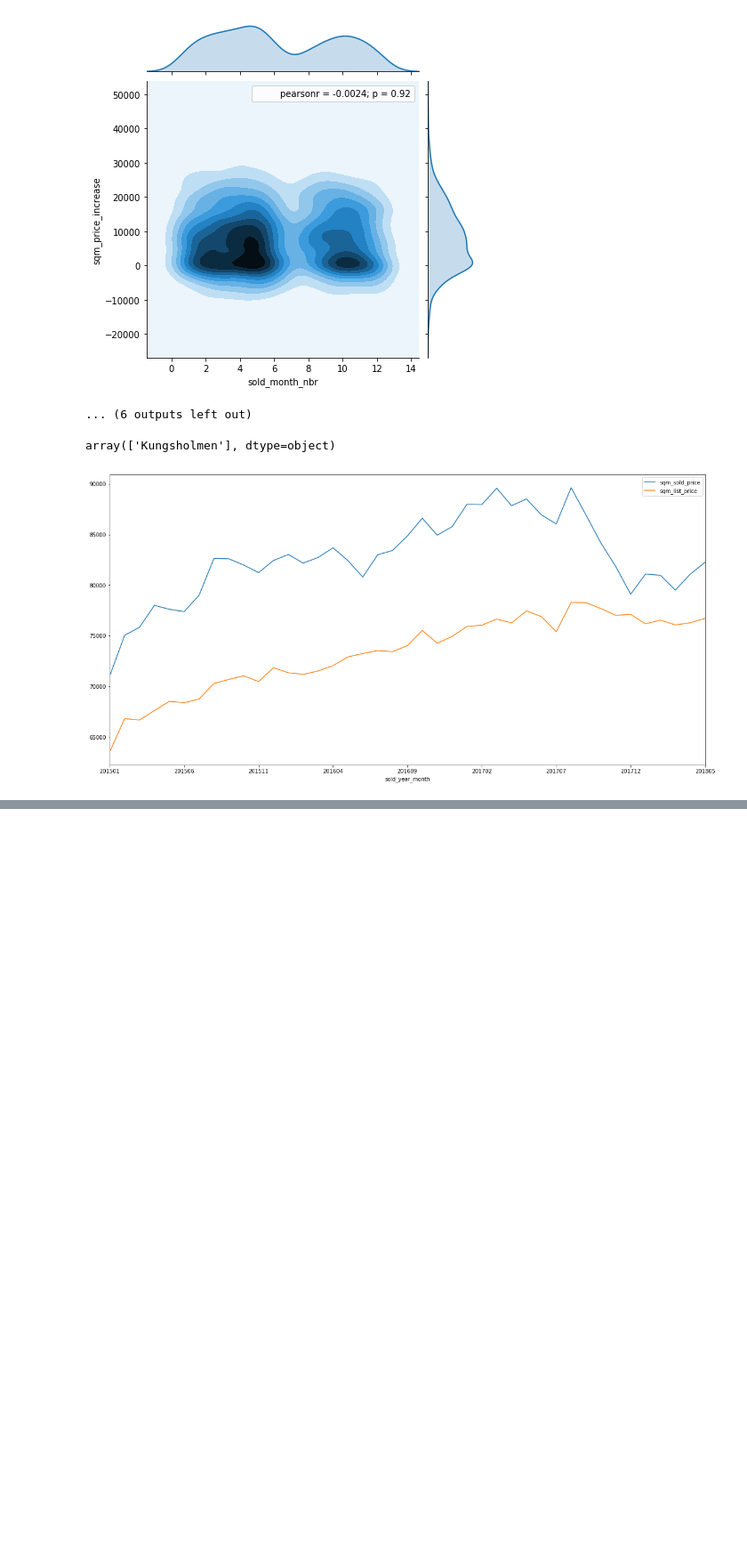
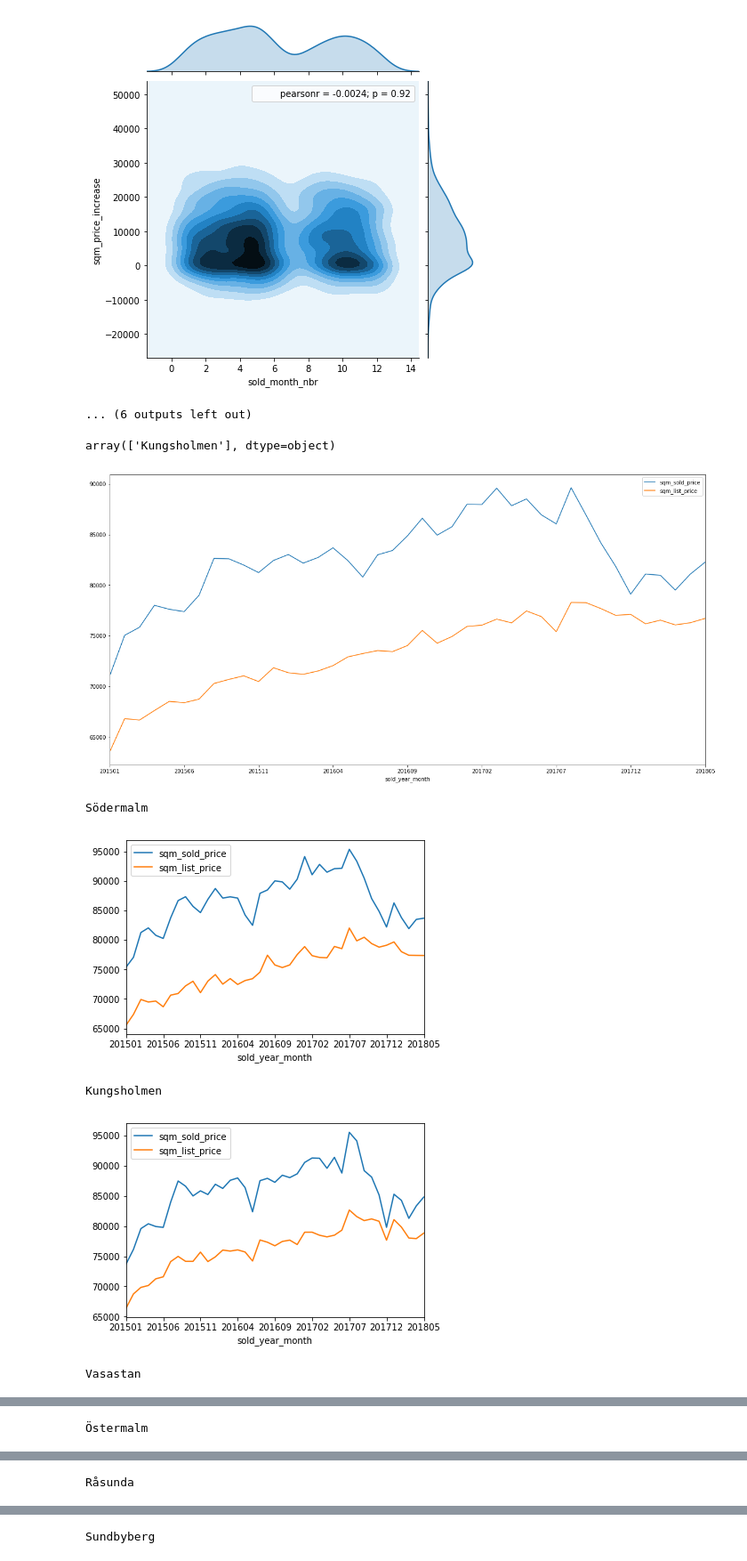
Before and after one commit to filipclaesson/jupyter_apt_analysis, a Jupyter notebook: apt_analysis.ipynb, the cells around one changed output, grey strips where cells are left out. Shown at 89% size. Cells and saved outputs as stored; diff of their text form; code cells hidden in the pictures; blank space fills up the shorter version.

Commit message:
update new graphs

```diff
--- a/apt_analysis.ipynb
+++ b/apt_analysis.ipynb
@@ -46,10 +46,10 @@ clean = pd.concat([clean , sold_datetime,published_datetime], axis=1)
 
 sold_year = pd.DataFrame({'sold_year': clean['sold_datetime'].dt.year})
 sold_month_nbr = pd.DataFrame({'sold_month_nbr': clean['sold_datetime'].dt.month})
-#def get_year_month(row): return (row['sold_datetime'].dt.year*100 + row['sold_datetime'].dt.month)
 sold_year_month = pd.DataFrame({'sold_year_month': clean['sold_datetime'].dt.year*100 + clean['sold_datetime'].dt.month})
 
-#sold_year_month = pd.DataFrame({'sold_year_month': clean.apply(get_year_month, axis=1)})
+def get_year_month_period(row): return (row["sold_datetime"].strftime("%Y-%m-01"))
+sold_year_month_period = pd.DataFrame({'sold_year_month_period': clean.apply(get_year_month, axis=1)})
 
 def get_week(row): return row['sold_datetime'].isocalendar()[1]
 sold_week = pd.DataFrame({'sold_week': clean.apply(get_week, axis=1)})
@@ -62,7 +62,7 @@ published_weekday = pd.DataFrame({'published_weekday': clean['published_datetime
 
 
 
-clean = pd.concat([clean , sold_year,sold_month_nbr,sold_year_month, sold_week,days_on_market,sold_weekday,published_weekday], axis=1)
+clean = pd.concat([clean , sold_year,sold_month_nbr,sold_year_month, sold_week,days_on_market,sold_weekday,published_weekday,sold_year_month_period], axis=1)
 
 ##############################
 ####   remove outliers   #####
@@ -214,33 +207,35 @@ areas[1:2]
 # %% [output]
 array(['Kungsholmen'], dtype=object)
 # %%
-#plt.subplots(figsize=(20,20))
-#plt.subplot(2,2,1)
-#timeseries_plot(clean.groupby(['sold_week','sold_year']).mean()['sqm_sold_price'].unstack(),"All Areas - Weekly price/sqm", "Week", "sqm_sold_price")
-
-
 a = clean.groupby(['sold_year_month'])['sqm_sold_price'].mean().to_frame()
 a.reset_index(inplace=True)
 b = clean.groupby(['sold_year_month'])['sqm_list_price'].mean().to_frame()
 b.reset_index(inplace=True)
 data = a.merge(b, how='left')
 data['sold_year_month'] = data['sold_year_month'].astype(str)
 data = data.set_index('sold_year_month')
 data.plot(figsize=(20,10))
 #timeseries_plot(data,"All Areas - Weekly price/sqm", "sold_year_month", "sqm_sold_price")
 
 plt.show()
 
 for i in range(0,len(areas)):
-    plt.subplot(10,3,i+1)
-    dat_r = clean[clean.area_from_geo = areas[i]]
+    #plt.subplot(10,3,i+1)
+    print(areas[i])
+    dat_r = clean[clean.area_from_geo == areas[i]]
     a = dat_r.groupby(['sold_year_month'])['sqm_sold_price'].mean().to_frame()
     a.reset_index(inplace=True)
     b = dat_r.groupby(['sold_year_month'])['sqm_list_price'].mean().to_frame()
     b.reset_index(inplace=True)
     data = a.merge(b, how='left')
     data['sold_year_month'] = data['sold_year_month'].astype(str)
     data = data.set_index('sold_year_month')
     data.plot()
+    plt.show()
 # %% [output]
 [figure]
+Södermalm
+[figure, added]
+Kungsholmen
+[figure, added]
+Vasastan
@@ -246,0 +243 @@ for i in range(0,len(areas)):
+Östermalm
@@ -246,0 +245 @@ for i in range(0,len(areas)):
+Råsunda
@@ -246,0 +247 @@ for i in range(0,len(areas)):
+Sundbyberg
```
Also changed, not shown: parts of 3 cells of this notebook.
